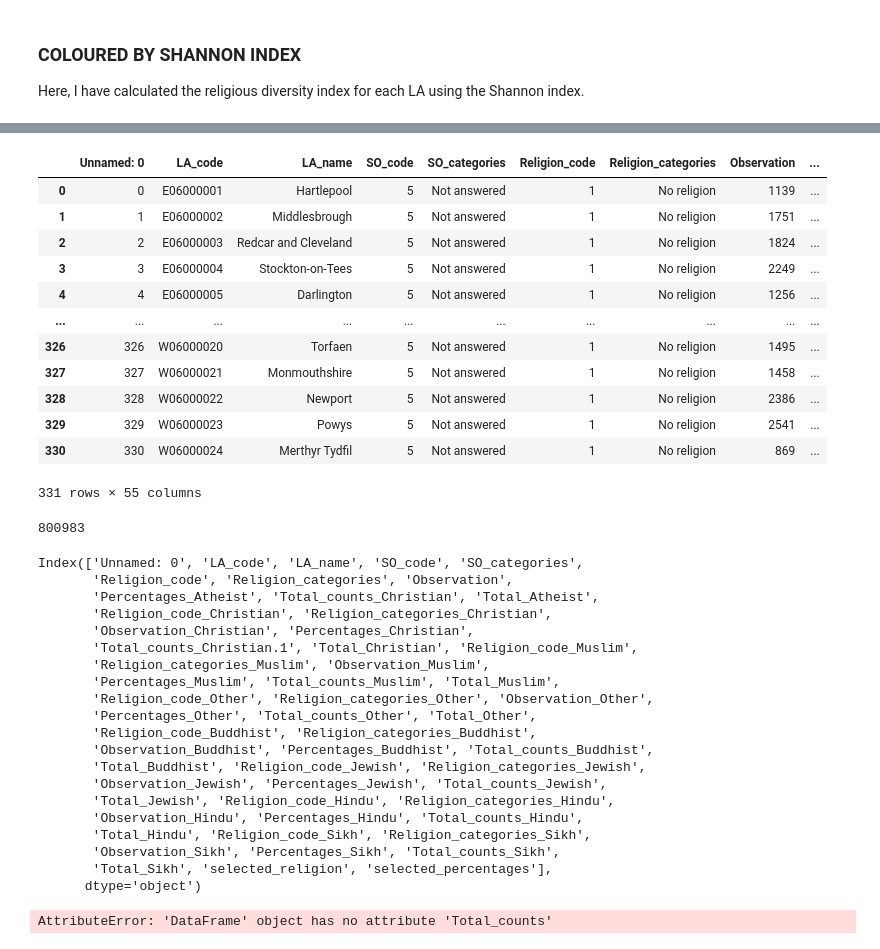
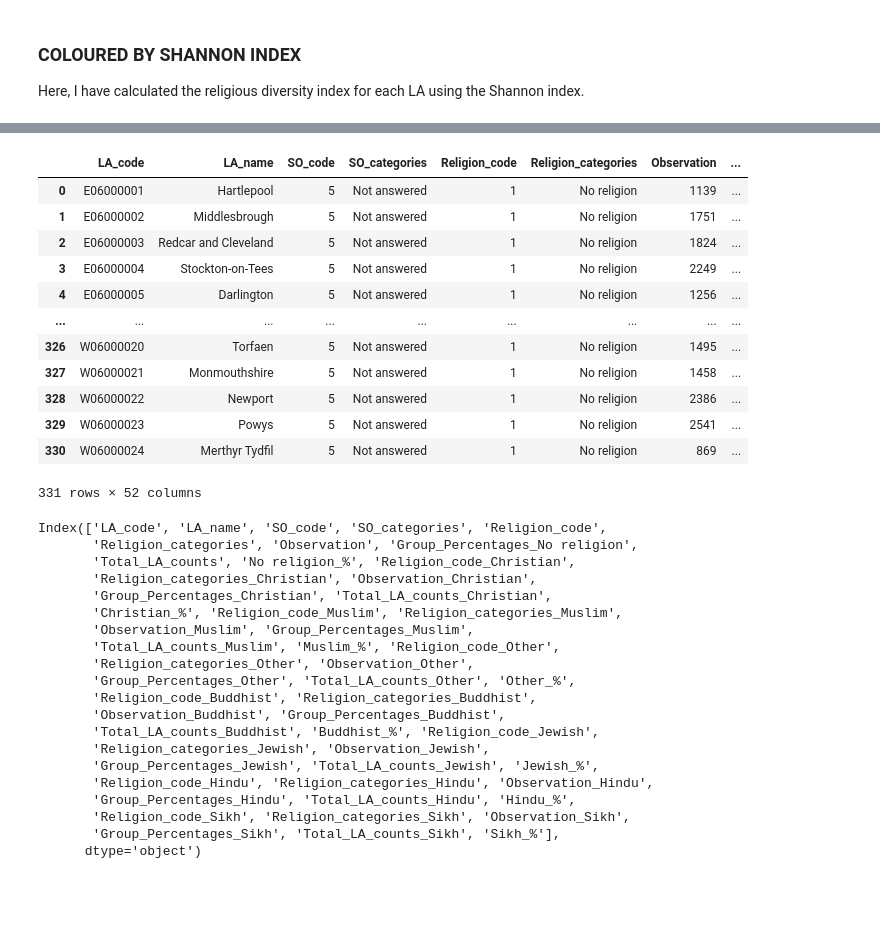
Before and after one commit to UKDataServiceOpen/InteractiveGender, a Jupyter notebook: Python/SO_outputs.ipynb, the cells around one changed output, grey strips where cells are left out. Cells and saved outputs as stored; diff of their text form; code cells hidden in the pictures; blank space fills up the shorter version.

```diff
--- a/Python/SO_outputs.ipynb
+++ b/Python/SO_outputs.ipynb
@@ -523,49 +475,39 @@ be used. For more information on building and running Bokeh applications, see:
-# %%
-b = rel[rel.Religion_categories == 'No religion']
-
-b
-# %% [output]
-|  | Unnamed: 0 | LA_code | LA_name | SO_code | SO_categories | Religion_code | Religion_categories | Observation | ... |
-| 0 | 0 | E06000001 | Hartlepool | 5 | Not answered | 1 | No religion | 1139 | ... |
-| 1 | 1 | E06000002 | Middlesbrough | 5 | Not answered | 1 | No religion | 1751 | ... |
-| 2 | 2 | E06000003 | Redcar and Cleveland | 5 | Not answered | 1 | No religion | 1824 | ... |
-| 3 | 3 | E06000004 | Stockton-on-Tees | 5 | Not answered | 1 | No religion | 2249 | ... |
-| 4 | 4 | E06000005 | Darlington | 5 | Not answered | 1 | No religion | 1256 | ... |
-| ... | ... | ... | ... | ... | ... | ... | ... | ... | ... |
-| 326 | 326 | W06000020 | Torfaen | 5 | Not answered | 1 | No religion | 1495 | ... |
-| 327 | 327 | W06000021 | Monmouthshire | 5 | Not answered | 1 | No religion | 1458 | ... |
-| 328 | 328 | W06000022 | Newport | 5 | Not answered | 1 | No religion | 2386 | ... |
-| 329 | 329 | W06000023 | Powys | 5 | Not answered | 1 | No religion | 2541 | ... |
-| 330 | 330 | W06000024 | Merthyr Tydfil | 5 | Not answered | 1 | No religion | 869 | ... |
-331 rows × 55 columns
-# %%
-b.Observation.sum()
-# %% [output]
-800983
+# %%
+rel
+# %% [output]
+|  | LA_code | LA_name | SO_code | SO_categories | Religion_code | Religion_categories | Observation | ... |
+| 0 | E06000001 | Hartlepool | 5 | Not answered | 1 | No religion | 1139 | ... |
+| 1 | E06000002 | Middlesbrough | 5 | Not answered | 1 | No religion | 1751 | ... |
+| 2 | E06000003 | Redcar and Cleveland | 5 | Not answered | 1 | No religion | 1824 | ... |
+| 3 | E06000004 | Stockton-on-Tees | 5 | Not answered | 1 | No religion | 2249 | ... |
+| 4 | E06000005 | Darlington | 5 | Not answered | 1 | No religion | 1256 | ... |
+| ... | ... | ... | ... | ... | ... | ... | ... | ... |
+| 326 | W06000020 | Torfaen | 5 | Not answered | 1 | No religion | 1495 | ... |
+| 327 | W06000021 | Monmouthshire | 5 | Not answered | 1 | No religion | 1458 | ... |
+| 328 | W06000022 | Newport | 5 | Not answered | 1 | No religion | 2386 | ... |
+| 329 | W06000023 | Powys | 5 | Not answered | 1 | No religion | 2541 | ... |
+| 330 | W06000024 | Merthyr Tydfil | 5 | Not answered | 1 | No religion | 869 | ... |
+331 rows × 52 columns
 # %%
-b.columns
+rel.columns
 # %% [output]
-Index(['Unnamed: 0', 'LA_code', 'LA_name', 'SO_code', 'SO_categories',
-       'Religion_code', 'Religion_categories', 'Observation',
-       'Percentages_Atheist', 'Total_counts_Christian', 'Total_Atheist',
-       'Religion_code_Christian', 'Religion_categories_Christian',
-       'Observation_Christian', 'Percentages_Christian',
-       'Total_counts_Christian.1', 'Total_Christian', 'Religion_code_Muslim',
-       'Religion_categories_Muslim', 'Observation_Muslim',
-       'Percentages_Muslim', 'Total_counts_Muslim', 'Total_Muslim',
-       'Religion_code_Other', 'Religion_categories_Other', 'Observation_Other',
-       'Percentages_Other', 'Total_counts_Other', 'Total_Other',
+Index(['LA_code', 'LA_name', 'SO_code', 'SO_categories', 'Religion_code',
+       'Religion_categories', 'Observation', 'Group_Percentages_No religion',
+       'Total_LA_counts', 'No religion_%', 'Religion_code_Christian',
+       'Religion_categories_Christian', 'Observation_Christian',
+       'Group_Percentages_Christian', 'Total_LA_counts_Christian',
+       'Christian_%', 'Religion_code_Muslim', 'Religion_categories_Muslim',
+       'Observation_Muslim', 'Group_Percentages_Muslim',
+       'Total_LA_counts_Muslim', 'Muslim_%', 'Religion_code_Other',
+       'Religion_categories_Other', 'Observation_Other',
+       'Group_Percentages_Other', 'Total_LA_counts_Other', 'Other_%',
        'Religion_code_Buddhist', 'Religion_categories_Buddhist',
-       'Observation_Buddhist', 'Percentages_Buddhist', 'Total_counts_Buddhist',
-       'Total_Buddhist', 'Religion_code_Jewish', 'Religion_categories_Jewish',
-       'Observation_Jewish', 'Percentages_Jewish', 'Total_counts_Jewish',
-       'Total_Jewish', 'Religion_code_Hindu', 'Religion_categories_Hindu',
-       'Observation_Hindu', 'Percentages_Hindu', 'Total_counts_Hindu',
-       'Total_Hindu', 'Religion_code_Sikh', 'Religion_categories_Sikh',
-       'Observation_Sikh', 'Percentages_Sikh', 'Total_counts_Sikh',
-       'Total_Sikh', 'selected_religion', 'selected_percentages'],
+       'Observation_Buddhist', 'Group_Percentages_Buddhist',
+       'Total_LA_counts_Buddhist', 'Buddhist_%', 'Religion_code_Jewish',
+       'Religion_categories_Jewish', 'Observation_Jewish',
+       'Group_Percentages_Jewish', 'Total_LA_counts_Jewish', 'Jewish_%',
+       'Religion_code_Hindu', 'Religion_categories_Hindu', 'Observation_Hindu',
+       'Group_Percentages_Hindu', 'Total_LA_counts_Hindu', 'Hindu_%',
+       'Religion_code_Sikh', 'Religion_categories_Sikh', 'Observation_Sikh',
+       'Group_Percentages_Sikh', 'Total_LA_counts_Sikh', 'Sikh_%'],
       dtype='object')
-# %%
-b.Total_counts
-# %% [output]
-AttributeError: 'DataFrame' object has no attribute 'Total_counts'
```
Also changed, not shown: parts of 43 cells of this notebook, 7 other files.
